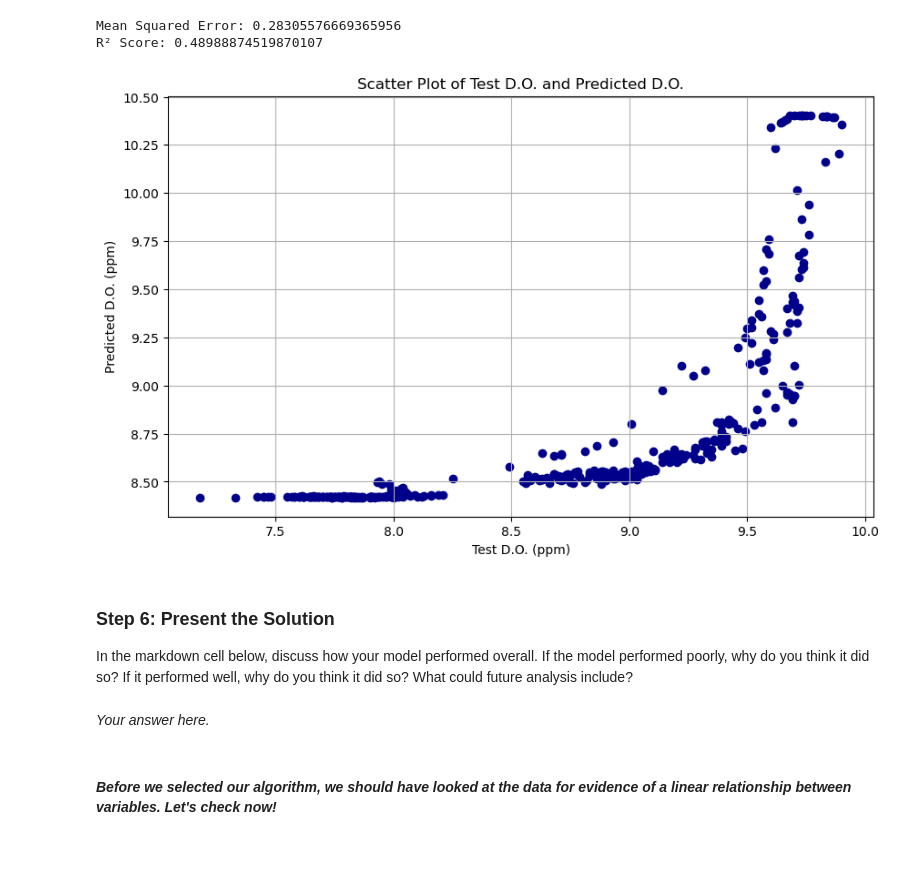
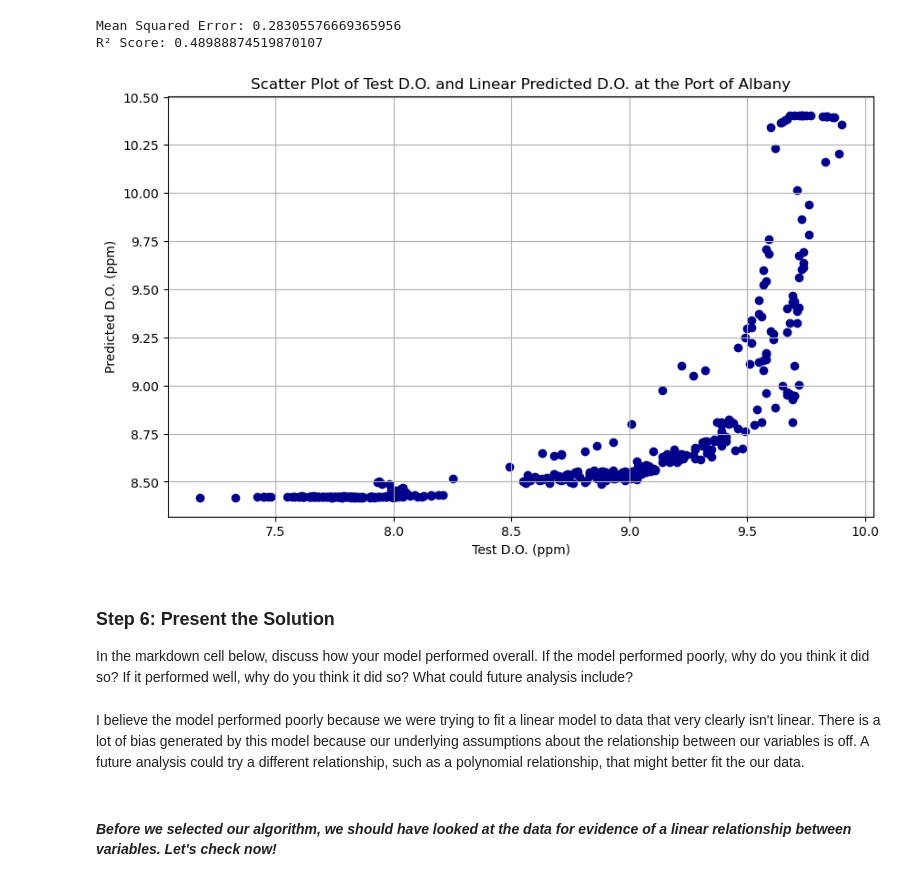
Before and after one commit to haylee360/EDS232-labs, a Jupyter notebook: Week1/Lab1-hurricane.ipynb, the cells around one changed output. Drawn from its saved outputs; the diff is of its cells as text; code cells hidden in the pictures; blank space fills up the shorter version.

```diff
--- a/Week1/Lab1-hurricane.ipynb
+++ b/Week1/Lab1-hurricane.ipynb
@@ -193,23 +193,22 @@ print(f"R² Score: {r2}")
 Mean Squared Error: 0.28305576669365956
 R² Score: 0.48988874519870107
 # %%
-
 # Visualize predictions vs. actual values
 plt.figure(figsize=(10, 6))  # Setting the figure size for better visibility
 plt.scatter(Y_test, Y_pred, c='DarkBlue')
 
 plt.grid(True)
 plt.xlabel('Test D.O. (ppm)')
 plt.ylabel('Predicted D.O. (ppm)')
-plt.title('Scatter Plot of Test D.O. and Predicted D.O.')
+plt.title('Scatter Plot of Test D.O. and Linear Predicted D.O. at the Port of Albany')
 plt.show()
 # %% [output]
-[figure, old version]
+[figure, new version]
 # %% [markdown]
 ### Step 6:  Present the Solution
 In the markdown cell below, discuss how your model performed overall. If the model performed poorly, why do you think it did so? If it performed well, why do you think it did so? What could future analysis include?
 # %% [markdown]
-*Your answer here.*
+I believe the model performed poorly because we were trying to fit a linear model to data that very clearly isn't linear. There is a lot of bias generated by this model because our underlying assumptions about the relationship between our variables is off. A future analysis could try a different relationship, such as a polynomial relationship, that might better fit the our data.
 # %% [markdown]
 #### *Before we selected our algorithm, we should have looked at the data for evidence of a linear relationship between variables. Let's check now!*
 # %%
```
Also changed, not shown: parts of 5 cells of this notebook.
